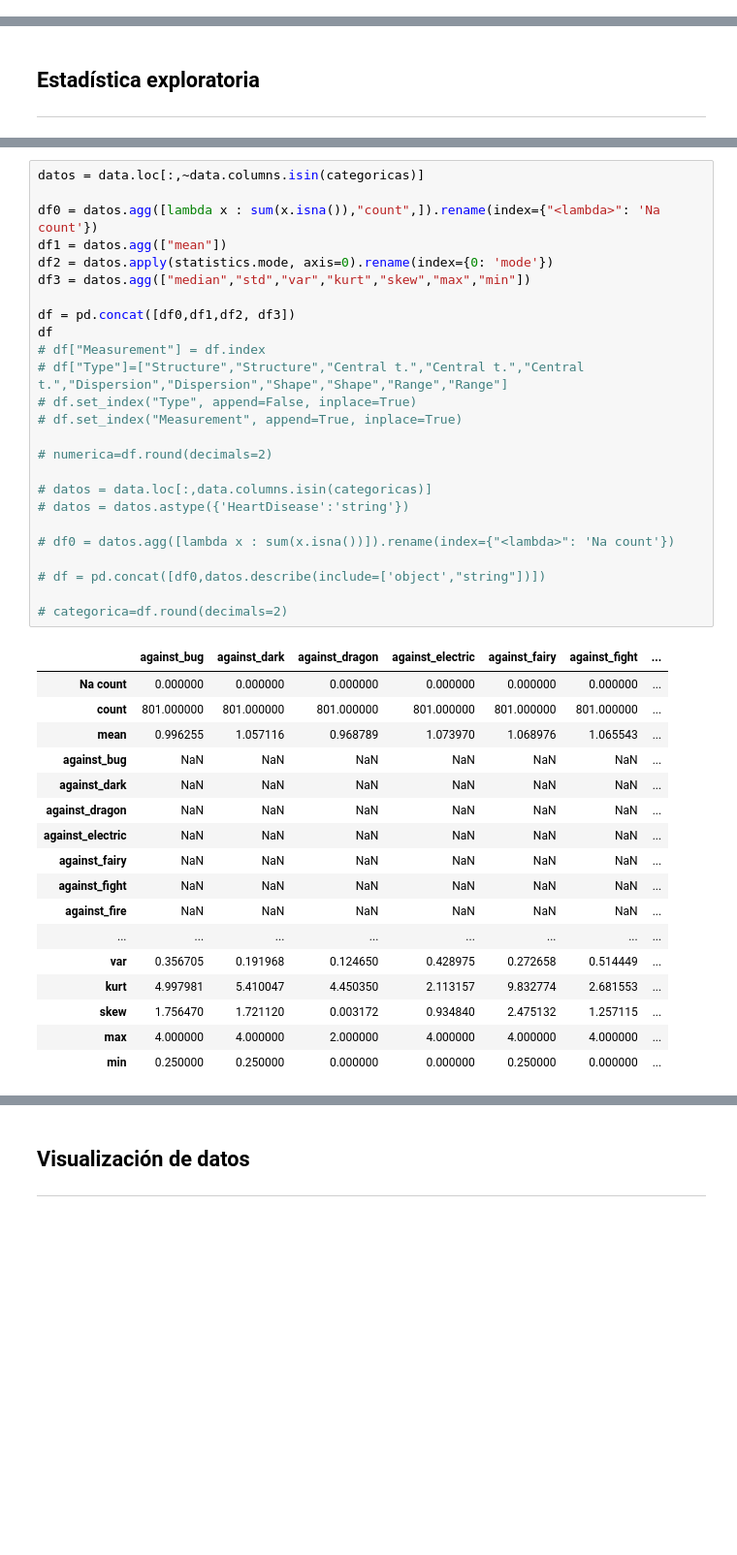
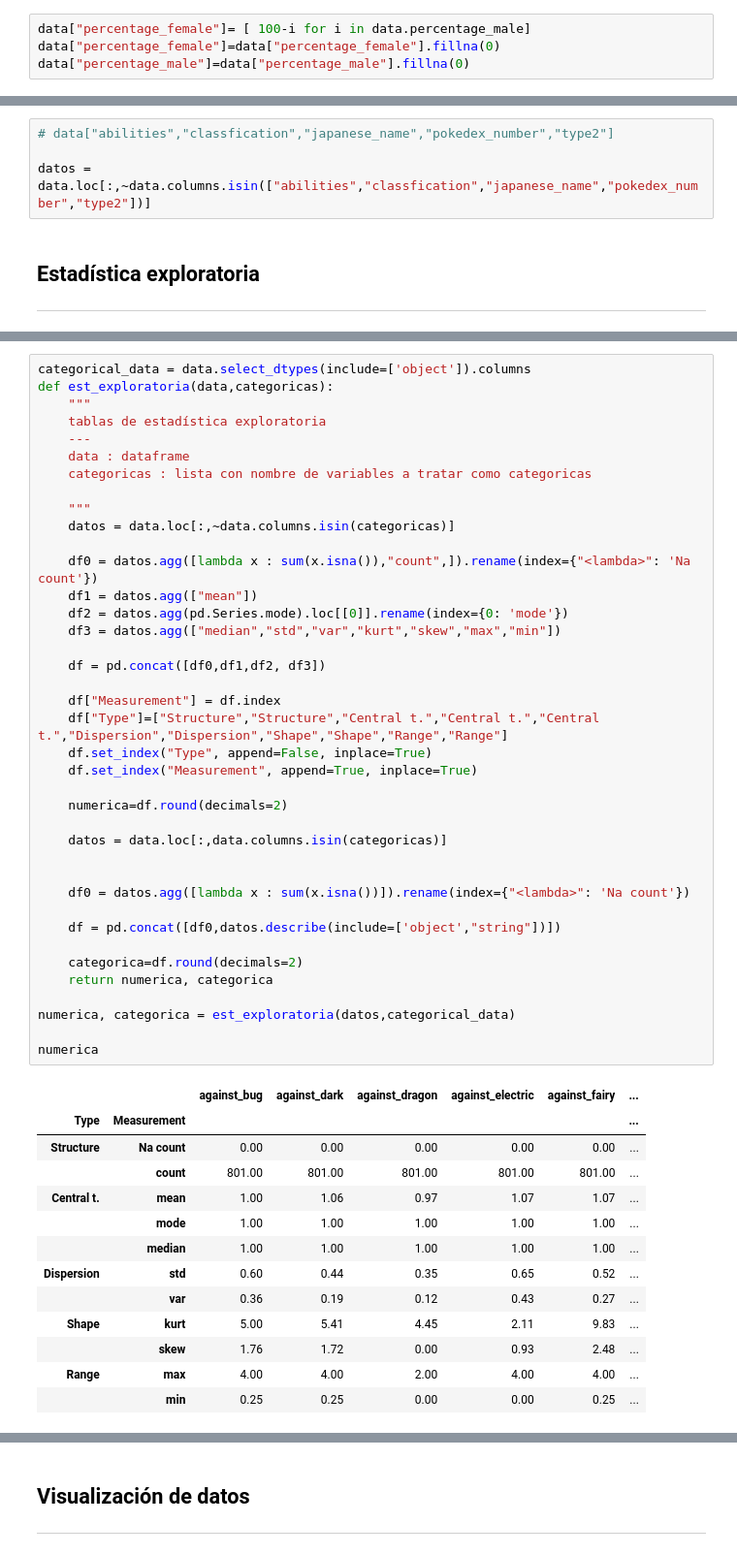
Before and after one commit to AndresF100/Projects_UNAL, a Jupyter notebook: Módulo 2/Proyecto Módulo 2.ipynb, the cells around one changed output, grey strips where cells are left out. Shown at 97% size. Saved outputs shown, nothing was run; the diff lists cells and outputs as text; blank space fills up the shorter version.

```diff
--- a/Módulo 2/Proyecto Módulo 2.ipynb
+++ b/Módulo 2/Proyecto Módulo 2.ipynb
@@ -136,2 +148,6 @@ data.describe().round(2)
+# %%
+data["percentage_female"]= [ 100-i for i in data.percentage_male]
+data["percentage_female"]=data["percentage_female"].fillna(0)
+data["percentage_male"]=data["percentage_male"].fillna(0)
 # %% [markdown]
 ### Descarte de variables
@@ -156,3 +161,7 @@ Index(['abilities', 'against_bug', 'against_dark', 'against_dragon',
+# %%
+# data["abilities","classfication","japanese_name","pokedex_number","type2"]
+
+datos = data.loc[:,~data.columns.isin(["abilities","classfication","japanese_name","pokedex_number","type2"])]
 # %% [markdown]
 ## Estadística exploratoria
 ------
@@ -166,43 +168,53 @@ Index(['abilities', 'capture_rate', 'classfication', 'japanese_name', 'name',
 # %%
-datos = data.loc[:,~data.columns.isin(categoricas)]
+categorical_data = data.select_dtypes(include=['object']).columns
+def est_exploratoria(data,categoricas):
+    """
+    tablas de estadística exploratoria
+    ---
+    data : dataframe
+    categoricas : lista con nombre de variables a tratar como categoricas
 
-df0 = datos.agg([lambda x : sum(x.isna()),"count",]).rename(index={"<lambda>": 'Na count'})
-df1 = datos.agg(["mean"])
-df2 = datos.apply(statistics.mode, axis=0).rename(index={0: 'mode'})
-df3 = datos.agg(["median","std","var","kurt","skew","max","min"])
+    """
+    datos = data.loc[:,~data.columns.isin(categoricas)]
 
-df = pd.concat([df0,df1,df2, df3])
-df
-# df["Measurement"] = df.index
-# df["Type"]=["Structure","Structure","Central t.","Central t.","Central t.","Dispersion","Dispersion","Shape","Shape","Range","Range"]
-# df.set_index("Type", append=False, inplace=True)
-# df.set_index("Measurement", append=True, inplace=True)
+    df0 = datos.agg([lambda x : sum(x.isna()),"count",]).rename(index={"<lambda>": 'Na count'})
+    df1 = datos.agg(["mean"])
+    df2 = datos.agg(pd.Series.mode).loc[[0]].rename(index={0: 'mode'})
+    df3 = datos.agg(["median","std","var","kurt","skew","max","min"])
 
-# numerica=df.round(decimals=2)
+    df = pd.concat([df0,df1,df2, df3])
 
-# datos = data.loc[:,data.columns.isin(categoricas)]
-# datos = datos.astype({'HeartDisease':'string'})
+    df["Measurement"] = df.index
+    df["Type"]=["Structure","Structure","Central t.","Central t.","Central t.","Dispersion","Dispersion","Shape","Shape","Range","Range"]
+    df.set_index("Type", append=False, inplace=True)
+    df.set_index("Measurement", append=True, inplace=True)
 
-# df0 = datos.agg([lambda x : sum(x.isna())]).rename(index={"<lambda>": 'Na count'})
+    numerica=df.round(decimals=2)
 
-# df = pd.concat([df0,datos.describe(include=['object',"string"])])
+    datos = data.loc[:,data.columns.isin(categoricas)]
 
-# categorica=df.round(decimals=2)
+
+    df0 = datos.agg([lambda x : sum(x.isna())]).rename(index={"<lambda>": 'Na count'})
+
+    df = pd.concat([df0,datos.describe(include=['object',"string"])])
+
+    categorica=df.round(decimals=2)
+    return numerica, categorica
+
+numerica, categorica = est_exploratoria(datos,categorical_data)
+
+numerica
 # %% [output]
-|  | against_bug | against_dark | against_dragon | against_electric | against_fairy | against_fight | ... |
-| Na count | 0.000000 | 0.000000 | 0.000000 | 0.000000 | 0.000000 | 0.000000 | ... |
-| count | 801.000000 | 801.000000 | 801.000000 | 801.000000 | 801.000000 | 801.000000 | ... |
-| mean | 0.996255 | 1.057116 | 0.968789 | 1.073970 | 1.068976 | 1.065543 | ... |
-| against_bug | NaN | NaN | NaN | NaN | NaN | NaN | ... |
-| against_dark | NaN | NaN | NaN | NaN | NaN | NaN | ... |
-| against_dragon | NaN | NaN | NaN | NaN | NaN | NaN | ... |
-| against_electric | NaN | NaN | NaN | NaN | NaN | NaN | ... |
-| against_fairy | NaN | NaN | NaN | NaN | NaN | NaN | ... |
-| against_fight | NaN | NaN | NaN | NaN | NaN | NaN | ... |
-| against_fire | NaN | NaN | NaN | NaN | NaN | NaN | ... |
-| ... | ... | ... | ... | ... | ... | ... | ... |
-| var | 0.356705 | 0.191968 | 0.124650 | 0.428975 | 0.272658 | 0.514449 | ... |
-| kurt | 4.997981 | 5.410047 | 4.450350 | 2.113157 | 9.832774 | 2.681553 | ... |
-| skew | 1.756470 | 1.721120 | 0.003172 | 0.934840 | 2.475132 | 1.257115 | ... |
-| max | 4.000000 | 4.000000 | 2.000000 | 4.000000 | 4.000000 | 4.000000 | ... |
-| min | 0.250000 | 0.250000 | 0.000000 | 0.000000 | 0.250000 | 0.000000 | ... |
+|  |  | against_bug | against_dark | against_dragon | against_electric | against_fairy | ... |
+| Type | Measurement |  |  |  |  |  | ... |
+| Structure | Na count | 0.00 | 0.00 | 0.00 | 0.00 | 0.00 | ... |
+|  | count | 801.00 | 801.00 | 801.00 | 801.00 | 801.00 | ... |
+| Central t. | mean | 1.00 | 1.06 | 0.97 | 1.07 | 1.07 | ... |
+|  | mode | 1.00 | 1.00 | 1.00 | 1.00 | 1.00 | ... |
+|  | median | 1.00 | 1.00 | 1.00 | 1.00 | 1.00 | ... |
+| Dispersion | std | 0.60 | 0.44 | 0.35 | 0.65 | 0.52 | ... |
+|  | var | 0.36 | 0.19 | 0.12 | 0.43 | 0.27 | ... |
+| Shape | kurt | 5.00 | 5.41 | 4.45 | 2.11 | 9.83 | ... |
+|  | skew | 1.76 | 1.72 | 0.00 | 0.93 | 2.48 | ... |
+| Range | max | 4.00 | 4.00 | 2.00 | 4.00 | 4.00 | ... |
+|  | min | 0.25 | 0.25 | 0.00 | 0.00 | 0.25 | ... |
```
Also changed, not shown: parts of 25 cells of this notebook.
